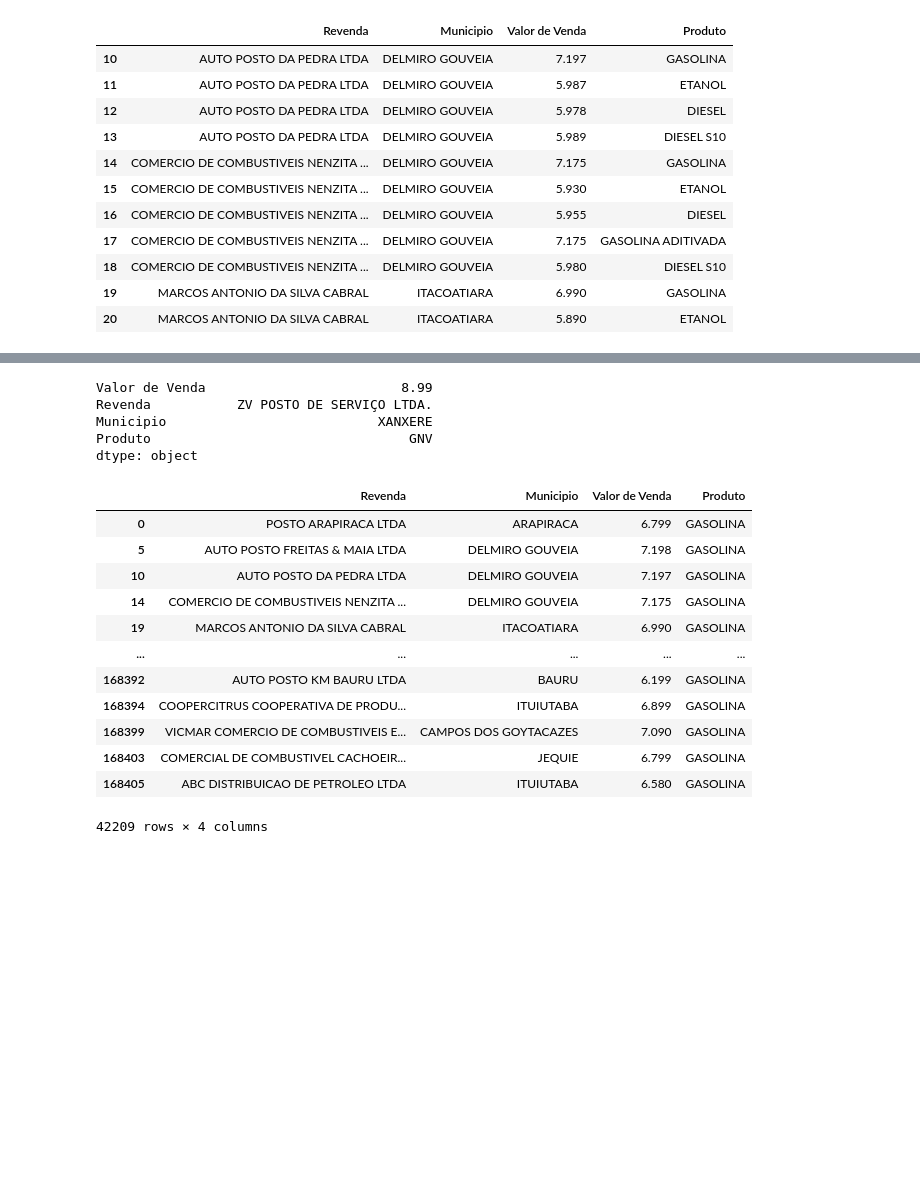
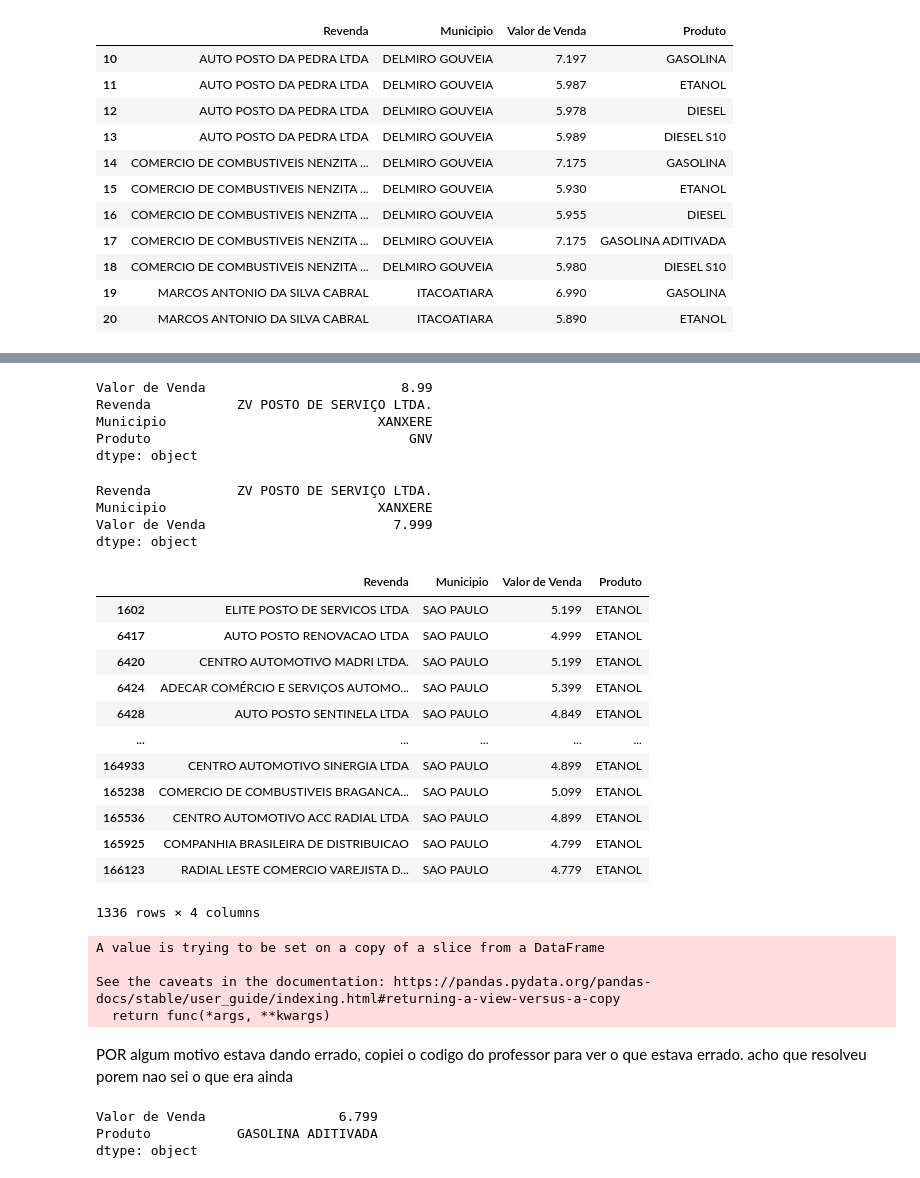
Before and after one commit to BrennoPereira/CursoDeExtens-oPythonPandas2023-1, a Jupyter notebook: Primeiro_Exemplo_em_Pandas.ipynb, the cells around one changed output, grey strips where cells are left out. Saved outputs shown, nothing was run; the diff lists cells and outputs as text; code cells hidden in the pictures; blank space fills up the shorter version.

```diff
--- a/Primeiro_Exemplo_em_Pandas.ipynb
+++ b/Primeiro_Exemplo_em_Pandas.ipynb
@@ -189,23 +203,48 @@ display(gas_df['Valor de Venda'].max())
 # %%
 # Exibir qual é o posto e munícipio da gasolina mais cara do brasil e outro produto.
 display(combustiveis_df[['Valor de Venda','Revenda','Municipio','Produto']].max() )
-display(gas_df)
+display(gas_df[['Revenda','Municipio','Valor de Venda']].max())
 # %% [output]
 Valor de Venda                         8.99
 Revenda           ZV POSTO DE SERVIÇO LTDA.
 Municipio                           XANXERE
 Produto                                 GNV
 dtype: object
-|  | Revenda | Municipio | Valor de Venda | Produto |
-| 0 | POSTO ARAPIRACA LTDA | ARAPIRACA | 6.799 | GASOLINA |
-| 5 | AUTO POSTO FREITAS & MAIA LTDA | DELMIRO GOUVEIA | 7.198 | GASOLINA |
-| 10 | AUTO POSTO DA PEDRA LTDA | DELMIRO GOUVEIA | 7.197 | GASOLINA |
-| 14 | COMERCIO DE COMBUSTIVEIS NENZITA ... | DELMIRO GOUVEIA | 7.175 | GASOLINA |
-| 19 | MARCOS ANTONIO DA SILVA CABRAL | ITACOATIARA | 6.990 | GASOLINA |
-| ... | ... | ... | ... | ... |
-| 168392 | AUTO POSTO KM BAURU LTDA | BAURU | 6.199 | GASOLINA |
-| 168394 | COOPERCITRUS COOPERATIVA DE PRODU... | ITUIUTABA | 6.899 | GASOLINA |
-| 168399 | VICMAR COMERCIO DE COMBUSTIVEIS E... | CAMPOS DOS GOYTACAZES | 7.090 | GASOLINA |
-| 168403 | COMERCIAL DE COMBUSTIVEL CACHOEIR... | JEQUIE | 6.799 | GASOLINA |
-| 168405 | ABC DISTRIBUICAO DE PETROLEO LTDA | ITUIUTABA | 6.580 | GASOLINA |
-42209 rows × 4 columns
+Revenda           ZV POSTO DE SERVIÇO LTDA.
+Municipio                           XANXERE
+Valor de Venda                        7.999
+dtype: object
+# %%
+# Dataframe.loc[] com múltiplas condições para filtragem.
+# Quais são os preços, postos que vendem ETANOL na minha cidade (SÃO PAULO)
+etanol_saopaulo_df = simples_df.loc[(simples_df['Produto'] == 'ETANOL')  & (simples_df['Municipio'] == 'SAO PAULO')]
+#etanol_indaiatuba_df = simples_df.loc[(simples_df['Produto'] == 'ETANOL') & (simples_df['Municipio'] == 'INDAIATUBA')]
+display(etanol_saopaulo_df)
+etanol_saopaulo_df.sort_values(by='Valor de Venda', inplace=True)
+# %% [output]
+|  | Revenda | Municipio | Valor de Venda | Produto |
+| 1602 | ELITE POSTO DE SERVICOS LTDA | SAO PAULO | 5.199 | ETANOL |
+| 6417 | AUTO POSTO RENOVACAO LTDA | SAO PAULO | 4.999 | ETANOL |
+| 6420 | CENTRO AUTOMOTIVO MADRI LTDA. | SAO PAULO | 5.199 | ETANOL |
+| 6424 | ADECAR COMÉRCIO E SERVIÇOS AUTOMO... | SAO PAULO | 5.399 | ETANOL |
+| 6428 | AUTO POSTO SENTINELA LTDA | SAO PAULO | 4.849 | ETANOL |
+| ... | ... | ... | ... | ... |
+| 164933 | CENTRO AUTOMOTIVO SINERGIA LTDA | SAO PAULO | 4.899 | ETANOL |
+| 165238 | COMERCIO DE COMBUSTIVEIS BRAGANCA... | SAO PAULO | 5.099 | ETANOL |
+| 165536 | CENTRO AUTOMOTIVO ACC RADIAL LTDA | SAO PAULO | 4.899 | ETANOL |
+| 165925 | COMPANHIA BRASILEIRA DE DISTRIBUICAO | SAO PAULO | 4.799 | ETANOL |
+| 166123 | RADIAL LESTE COMERCIO VAREJISTA D... | SAO PAULO | 4.779 | ETANOL |
+1336 rows × 4 columns
+A value is trying to be set on a copy of a slice from a DataFrame
+
+See the caveats in the documentation: https://pandas.pydata.org/pandas-docs/stable/user_guide/indexing.html#returning-a-view-versus-a-copy
+  return func(*args, **kwargs)
+# %% [markdown]
+POR algum motivo estava dando errado, copiei o codigo do professor para ver o que estava errado. acho que resolveu porem nao sei o que era ainda
+# %%
+# Qual a média de preços dos combustíveis GASOLINA e GASOLINA ADITIVADA do Bairro MOOCA/tatuape em SÃO PAULO?
+display(combustiveis_df.loc[(combustiveis_df['Bairro'] == 'VILA SABRINA') & (combustiveis_df['Municipio'] == 'SAO PAULO') & ((combustiveis_df['Produto'] == 'GASOLINA') | (combustiveis_df['Produto'] == 'GASOLINA ADITIVADA')), ['Valor de Venda', 'Produto']].max())
+# %% [output]
+Valor de Venda                 6.799
+Produto           GASOLINA ADITIVADA
+dtype: object
```
Also changed, not shown: parts of 9 cells of this notebook.
